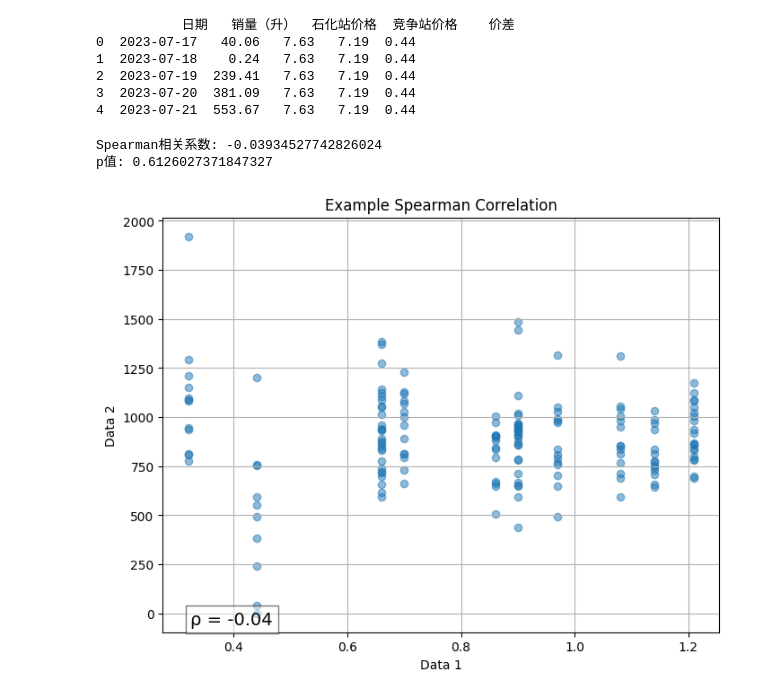
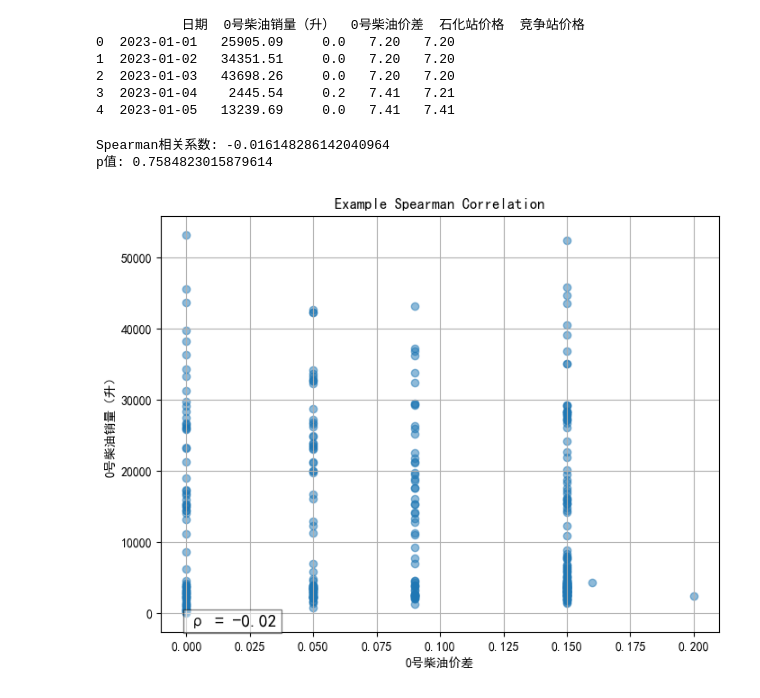
Before and after one commit to MarssZ/202404EDA, a Jupyter notebook: Test_Spearman.ipynb, the cells around one changed output. Cells and saved outputs as stored; diff of their text form; code cells hidden in the pictures.

```diff
--- a/Test_Spearman.ipynb
+++ b/Test_Spearman.ipynb
@@ -1,25 +1,26 @@
 # %%
 # 超参数
-COLS_Y = '销量（升）'
-COLS_X = '价差'
+COLS_Y = '0号柴油销量（升）'
+COLS_X = '0号柴油价差'
+COLS_ALL = ['日期', '0号柴油销量（升）', '0号柴油价差', '石化站价格', '竞争站价格']
+
 SIGN_LINER = 0.7 #判断是否线性相关的显著性
 SIGN_PVALUE = 0.05 #判断pValue的显著性
-COLS_ALL = ['日期', '销量（升）', '石化站价格', '竞争站价格', '价差']
 
 import pandas as pd
 
 # 读取excel文件并获取指定列
-df_uncleaned = pd.read_csv('Data/竞争站23年单站32809336.csv', usecols=COLS_ALL)
+df_uncleaned = pd.read_csv('Data/竞争站23年柴油单站32807333.csv', usecols=COLS_ALL)
 # 删除包含空值的行
 df = df_uncleaned.dropna()
 print(df.head())
 # %% [output]
-           日期   销量（升）  石化站价格  竞争站价格    价差
-0  2023-07-17   40.06   7.63   7.19  0.44
-1  2023-07-18    0.24   7.63   7.19  0.44
-2  2023-07-19  239.41   7.63   7.19  0.44
-3  2023-07-20  381.09   7.63   7.19  0.44
-4  2023-07-21  553.67   7.63   7.19  0.44
+           日期  0号柴油销量（升）  0号柴油价差  石化站价格  竞争站价格
+0  2023-01-01   25905.09     0.0   7.20   7.20
+1  2023-01-02   34351.51     0.0   7.20   7.20
+2  2023-01-03   43698.26     0.0   7.20   7.20
+3  2023-01-04    2445.54     0.2   7.41   7.21
+4  2023-01-05   13239.69     0.0   7.41   7.41
 # %%
 import scipy.stats as stats
 import matplotlib.pyplot as plt
@@ -35,35 +36,36 @@ def spearman_correlation_with_visualization(data1, data2, title='Spearman Correl
         第二组数据，与data1具有相同数量的数据点。
     title : str
         图表的标题。
     """
     # 计算Spearman等级相关系数和p值
     correlation_coefficient, p_value = stats.spearmanr(data1, data2)
 
     print(f"Spearman相关系数: {correlation_coefficient}")
     print(f"p值: {p_value}")
 
     # 可视化数据点
+    plt.rcParams['font.sans-serif'] = ['SimHei']  # 设置中文字体
     plt.figure(figsize=(8, 6))
     plt.scatter(data1, data2, alpha=0.5)
     plt.title(title)
-    plt.xlabel('Data 1')
-    plt.ylabel('Data 2')
+    plt.xlabel(COLS_X)
+    plt.ylabel(COLS_Y)
 
     # 在散点图上添加相关系数
     if correlation_coefficient >= 0:
         plt.text(0.95, 0.01, f'ρ = {correlation_coefficient:.2f}', transform=plt.gca().transAxes,
                  fontsize=14, verticalalignment='bottom', bbox=dict(facecolor='white', alpha=0.5))
     else:
         plt.text(0.05, 0.01, f'ρ = {correlation_coefficient:.2f}', transform=plt.gca().transAxes,
                  fontsize=14, verticalalignment='bottom', bbox=dict(facecolor='white', alpha=0.5))
 
     # 显示图表
     plt.grid(True)
     plt.show()
 
 # 使用示例
 spearman_correlation_with_visualization(df[COLS_X], df[COLS_Y], title='Example Spearman Correlation')
 # %% [output]
-Spearman相关系数: -0.03934527742826024
-p值: 0.6126027371847327
+Spearman相关系数: -0.016148286142040964
+p值: 0.7584823015879614
-[figure, old version]
+[figure, new version]
```
Also changed, not shown: 6 other files.
